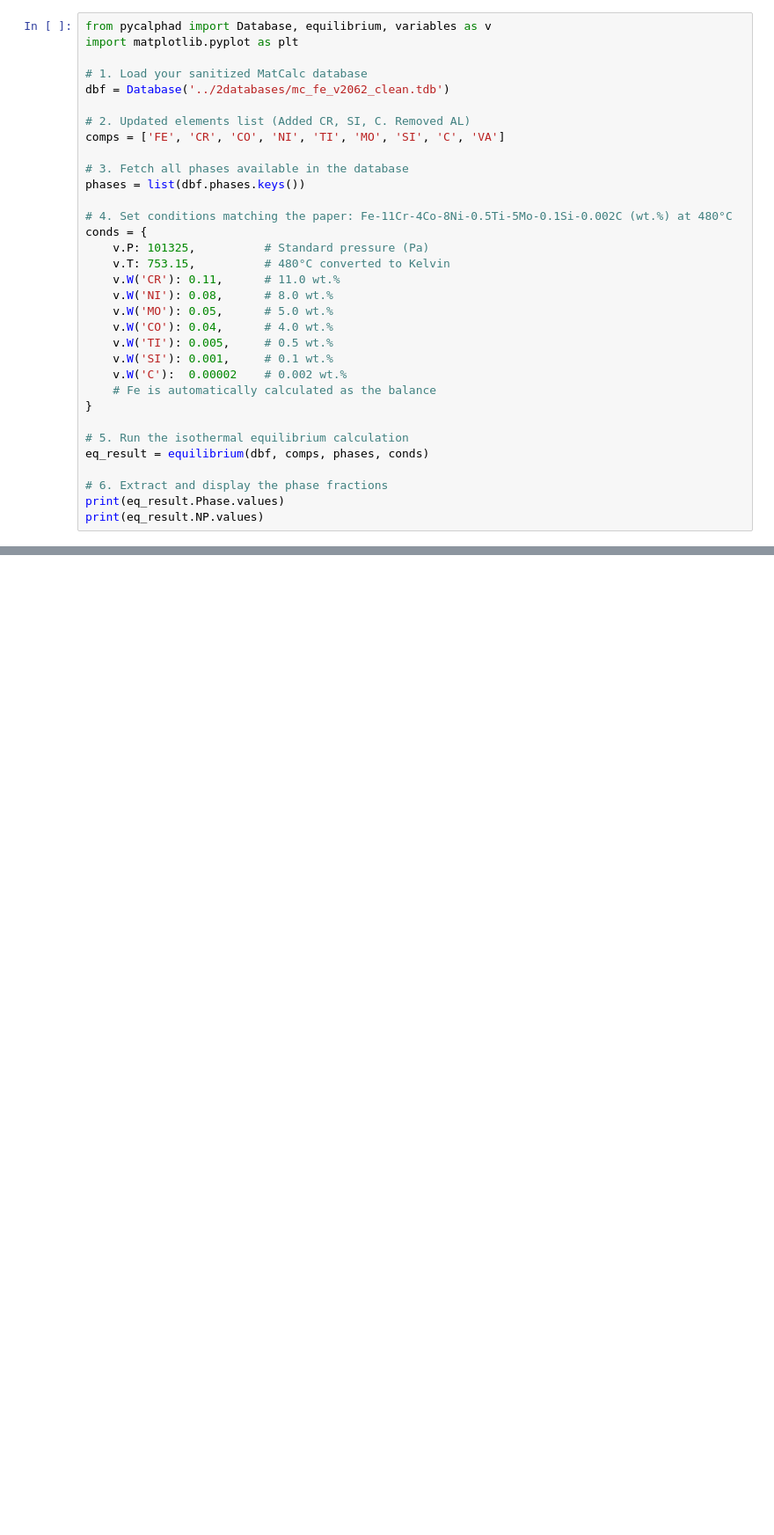
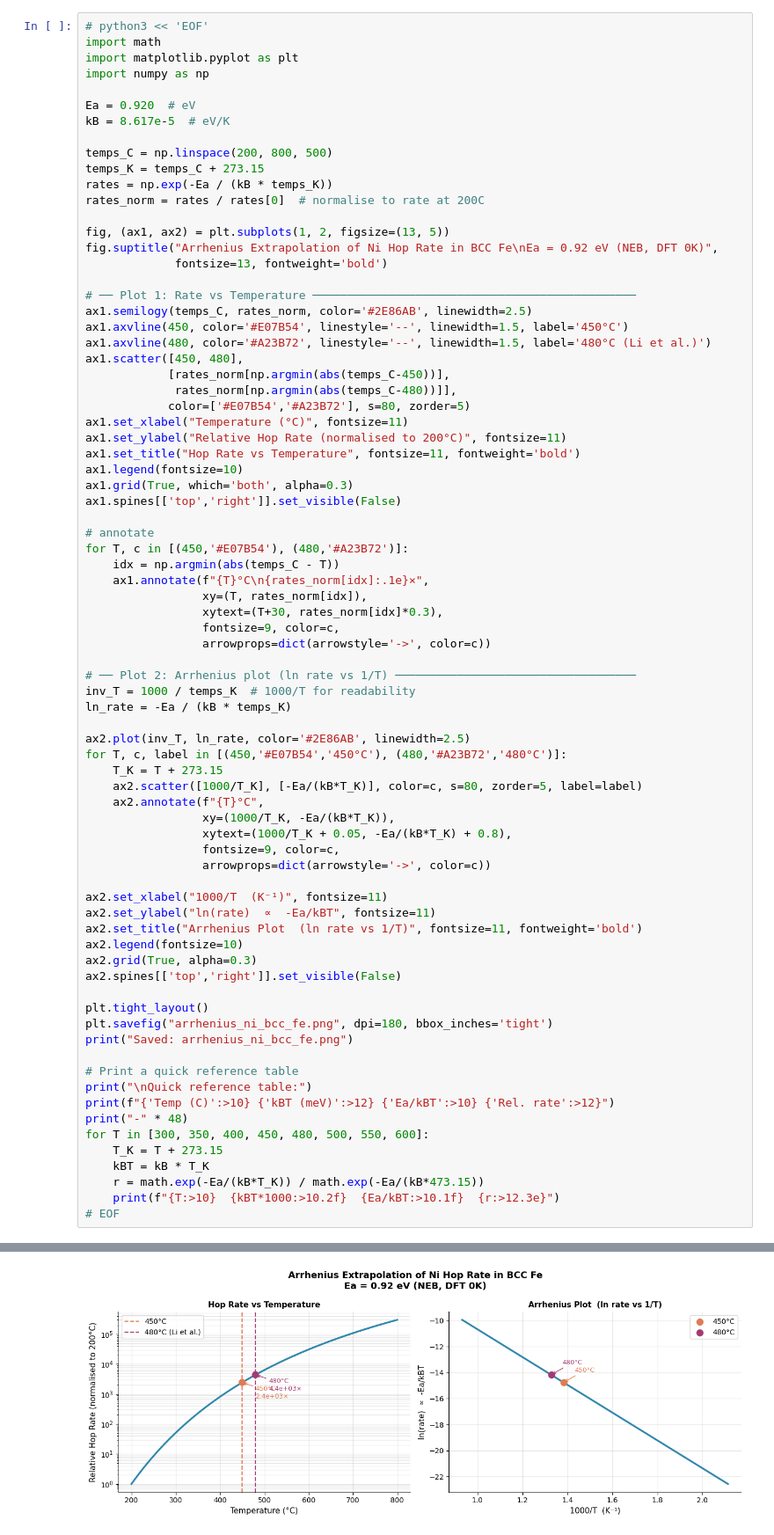
Before and after one commit to adityamoolya/maraging-steel-calphad, a Jupyter notebook: notebooks/3.ipynb, the cells around one changed output, grey strips where cells are left out. Shown at 88% size. Cells and saved outputs as stored; diff of their text form; blank space fills up the shorter version.

Commit message:
feat: COMPLETES ned calculations

```diff
--- a/notebooks/3.ipynb
+++ b/notebooks/3.ipynb
@@ -1,34 +1,78 @@
 # %%
-from pycalphad import Database, equilibrium, variables as v
+# python3 << 'EOF'
+import math
 import matplotlib.pyplot as plt
+import numpy as np
 
-# 1. Load your sanitized MatCalc database
-dbf = Database('../2databases/mc_fe_v2062_clean.tdb')
+Ea = 0.920  # eV
+kB = 8.617e-5  # eV/K
 
-# 2. Updated elements list (Added CR, SI, C. Removed AL)
-comps = ['FE', 'CR', 'CO', 'NI', 'TI', 'MO', 'SI', 'C', 'VA']
+temps_C = np.linspace(200, 800, 500)
+temps_K = temps_C + 273.15
+rates = np.exp(-Ea / (kB * temps_K))
+rates_norm = rates / rates[0]  # normalise to rate at 200C
 
-# 3. Fetch all phases available in the database
-phases = list(dbf.phases.keys())
+fig, (ax1, ax2) = plt.subplots(1, 2, figsize=(13, 5))
+fig.suptitle("Arrhenius Extrapolation of Ni Hop Rate in BCC Fe\nEa = 0.92 eV (NEB, DFT 0K)",
+             fontsize=13, fontweight='bold')
 
-# 4. Set conditions matching the paper: Fe-11Cr-4Co-8Ni-0.5Ti-5Mo-0.1Si-0.002C (wt.%) at 480°C
-conds = {
-    v.P: 101325,          # Standard pressure (Pa)
-    v.T: 753.15,          # 480°C converted to Kelvin
-    v.W('CR'): 0.11,      # 11.0 wt.%
-    v.W('NI'): 0.08,      # 8.0 wt.%
-    v.W('MO'): 0.05,      # 5.0 wt.%
-    v.W('CO'): 0.04,      # 4.0 wt.%
-    v.W('TI'): 0.005,     # 0.5 wt.%
-    v.W('SI'): 0.001,     # 0.1 wt.%
-    v.W('C'):  0.00002    # 0.002 wt.%
-    # Fe is automatically calculated as the balance
-}
+# ── Plot 1: Rate vs Temperature ───────────────────────────────────────────────
+ax1.semilogy(temps_C, rates_norm, color='#2E86AB', linewidth=2.5)
+ax1.axvline(450, color='#E07B54', linestyle='--', linewidth=1.5, label='450°C')
+ax1.axvline(480, color='#A23B72', linestyle='--', linewidth=1.5, label='480°C (Li et al.)')
+ax1.scatter([450, 480],
+            [rates_norm[np.argmin(abs(temps_C-450))],
+             rates_norm[np.argmin(abs(temps_C-480))]],
+            color=['#E07B54','#A23B72'], s=80, zorder=5)
+ax1.set_xlabel("Temperature (°C)", fontsize=11)
+ax1.set_ylabel("Relative Hop Rate (normalised to 200°C)", fontsize=11)
+ax1.set_title("Hop Rate vs Temperature", fontsize=11, fontweight='bold')
+ax1.legend(fontsize=10)
+ax1.grid(True, which='both', alpha=0.3)
+ax1.spines[['top','right']].set_visible(False)
 
-# 5. Run the isothermal equilibrium calculation
-eq_result = equilibrium(dbf, comps, phases, conds)
+# annotate
+for T, c in [(450,'#E07B54'), (480,'#A23B72')]:
+    idx = np.argmin(abs(temps_C - T))
+    ax1.annotate(f"{T}°C\n{rates_norm[idx]:.1e}×",
+                 xy=(T, rates_norm[idx]),
+                 xytext=(T+30, rates_norm[idx]*0.3),
+                 fontsize=9, color=c,
+                 arrowprops=dict(arrowstyle='->', color=c))
 
-# 6. Extract and display the phase fractions
-print(eq_result.Phase.values)
-print(eq_result.NP.values)
+# ── Plot 2: Arrhenius plot (ln rate vs 1/T) ───────────────────────────────────
+inv_T = 1000 / temps_K  # 1000/T for readability
+ln_rate = -Ea / (kB * temps_K)
+
+ax2.plot(inv_T, ln_rate, color='#2E86AB', linewidth=2.5)
+for T, c, label in [(450,'#E07B54','450°C'), (480,'#A23B72','480°C')]:
+    T_K = T + 273.15
+    ax2.scatter([1000/T_K], [-Ea/(kB*T_K)], color=c, s=80, zorder=5, label=label)
+    ax2.annotate(f"{T}°C",
+                 xy=(1000/T_K, -Ea/(kB*T_K)),
+                 xytext=(1000/T_K + 0.05, -Ea/(kB*T_K) + 0.8),
+                 fontsize=9, color=c,
+                 arrowprops=dict(arrowstyle='->', color=c))
+
+ax2.set_xlabel("1000/T  (K⁻¹)", fontsize=11)
+ax2.set_ylabel("ln(rate)  ∝  -Ea/kBT", fontsize=11)
+ax2.set_title("Arrhenius Plot  (ln rate vs 1/T)", fontsize=11, fontweight='bold')
+ax2.legend(fontsize=10)
+ax2.grid(True, alpha=0.3)
+ax2.spines[['top','right']].set_visible(False)
+
+plt.tight_layout()
+plt.savefig("arrhenius_ni_bcc_fe.png", dpi=180, bbox_inches='tight')
+print("Saved: arrhenius_ni_bcc_fe.png")
+
+# Print a quick reference table
+print("\nQuick reference table:")
+print(f"{'Temp (C)':>10} {'kBT (meV)':>12} {'Ea/kBT':>10} {'Rel. rate':>12}")
+print("-" * 48)
+for T in [300, 350, 400, 450, 480, 500, 550, 600]:
+    T_K = T + 273.15
+    kBT = kB * T_K
+    r = math.exp(-Ea/(kB*T_K)) / math.exp(-Ea/(kB*473.15))
+    print(f"{T:>10}  {kBT*1000:>10.2f}  {Ea/kBT:>10.1f}  {r:>12.3e}")
+# EOF
 # %% [output]
@@ -36,0 +92 @@ print(eq_result.NP.values)
+[figure, added]
```
Also changed, not shown: parts of 4 cells of this notebook, 4 other files.
